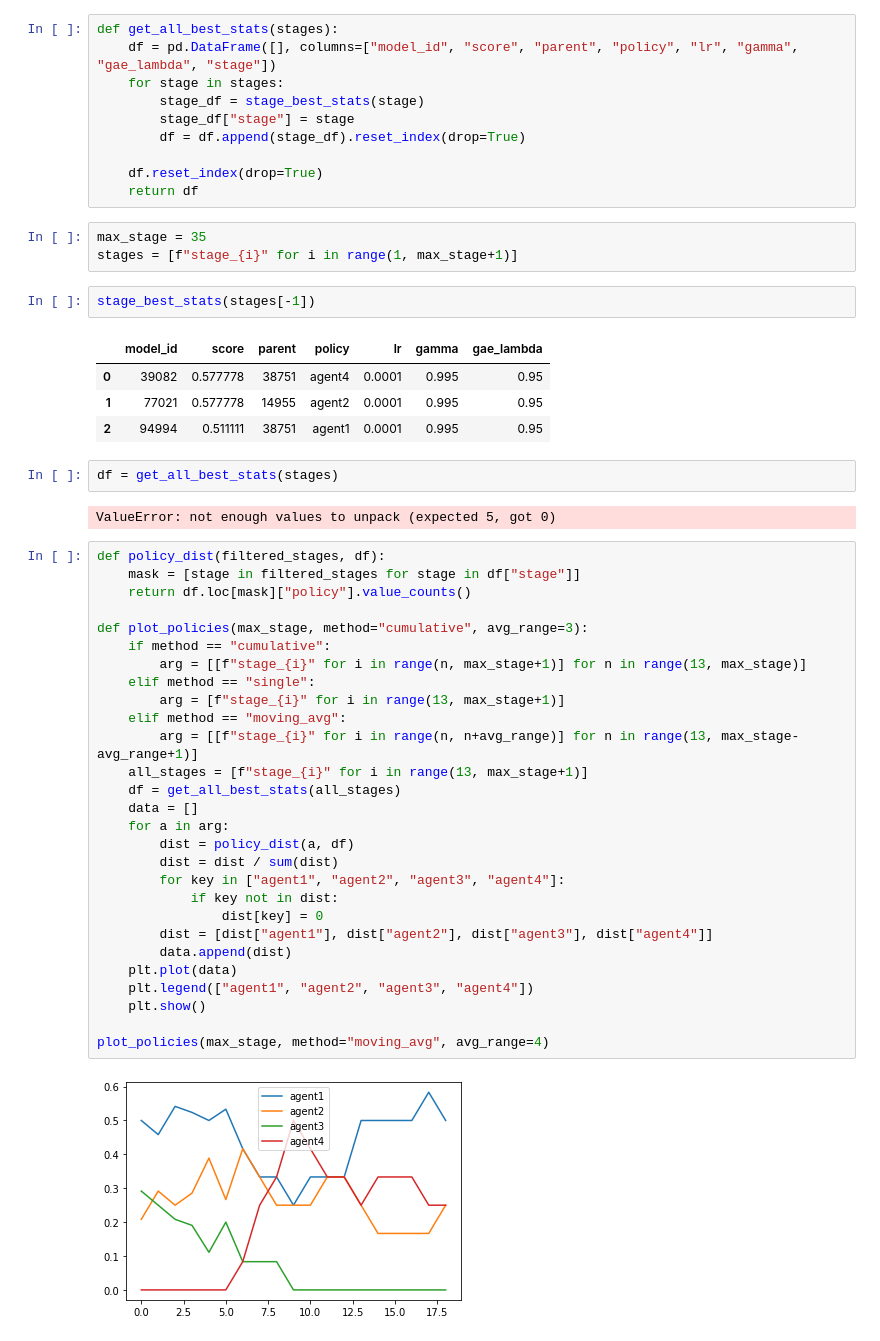
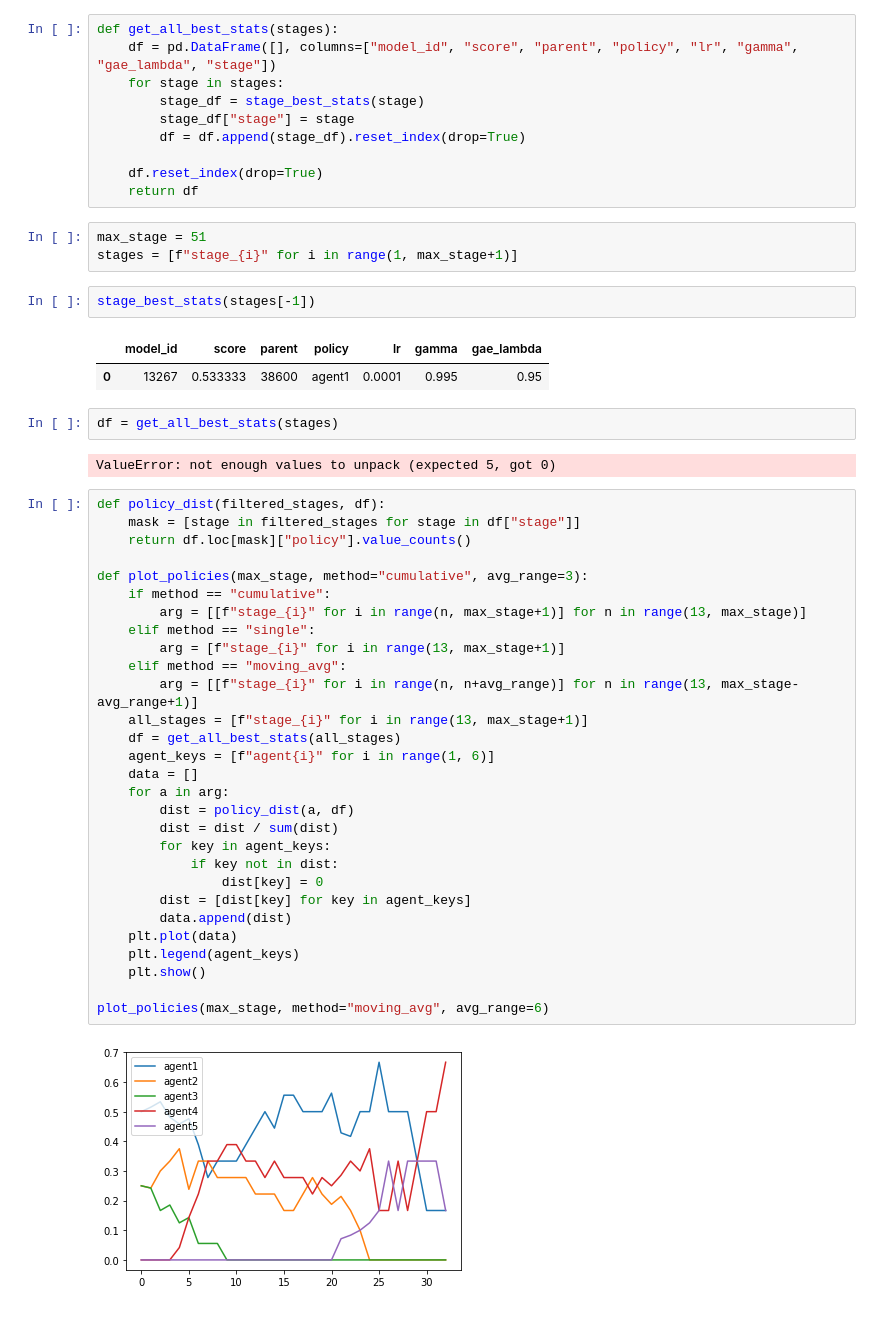
Before and after one commit to kenngkz/luxai, a Jupyter notebook: stats.ipynb, the cells around one changed output. Saved outputs shown, nothing was run; the diff lists cells and outputs as text.

```diff
--- a/stats.ipynb
+++ b/stats.ipynb
@@ -51,15 +51,13 @@ def get_all_best_stats(stages):
     df.reset_index(drop=True)
     return df
 # %%
-max_stage = 35
+max_stage = 51
 stages = [f"stage_{i}" for i in range(1, max_stage+1)]
 # %%
 stage_best_stats(stages[-1])
 # %% [output]
 |  | model_id | score | parent | policy | lr | gamma | gae_lambda |
-| 0 | 39082 | 0.577778 | 38751 | agent4 | 0.0001 | 0.995 | 0.95 |
-| 1 | 77021 | 0.577778 | 14955 | agent2 | 0.0001 | 0.995 | 0.95 |
-| 2 | 94994 | 0.511111 | 38751 | agent1 | 0.0001 | 0.995 | 0.95 |
+| 0 | 13267 | 0.533333 | 38600 | agent1 | 0.0001 | 0.995 | 0.95 |
 # %%
 df = get_all_best_stats(stages)
 # %% [output]
@@ -67,30 +65,31 @@ ValueError: not enough values to unpack (expected 5, got 0)
 # %%
 def policy_dist(filtered_stages, df):
     mask = [stage in filtered_stages for stage in df["stage"]]
     return df.loc[mask]["policy"].value_counts()
 
 def plot_policies(max_stage, method="cumulative", avg_range=3):
     if method == "cumulative":
         arg = [[f"stage_{i}" for i in range(n, max_stage+1)] for n in range(13, max_stage)]
     elif method == "single":
         arg = [f"stage_{i}" for i in range(13, max_stage+1)]
     elif method == "moving_avg":
         arg = [[f"stage_{i}" for i in range(n, n+avg_range)] for n in range(13, max_stage-avg_range+1)]
     all_stages = [f"stage_{i}" for i in range(13, max_stage+1)]
     df = get_all_best_stats(all_stages)
+    agent_keys = [f"agent{i}" for i in range(1, 6)]
     data = []
     for a in arg:
         dist = policy_dist(a, df)
         dist = dist / sum(dist)
-        for key in ["agent1", "agent2", "agent3", "agent4"]:
+        for key in agent_keys:
             if key not in dist:
                 dist[key] = 0
-        dist = [dist["agent1"], dist["agent2"], dist["agent3"], dist["agent4"]]
+        dist = [dist[key] for key in agent_keys]
         data.append(dist)
     plt.plot(data)
-    plt.legend(["agent1", "agent2", "agent3", "agent4"])
+    plt.legend(agent_keys)
     plt.show()
 
-plot_policies(max_stage, method="moving_avg", avg_range=4)
+plot_policies(max_stage, method="moving_avg", avg_range=6)
 # %% [output]
-[figure, old version]
+[figure, new version]
```
Also changed, not shown: 4 other files.
